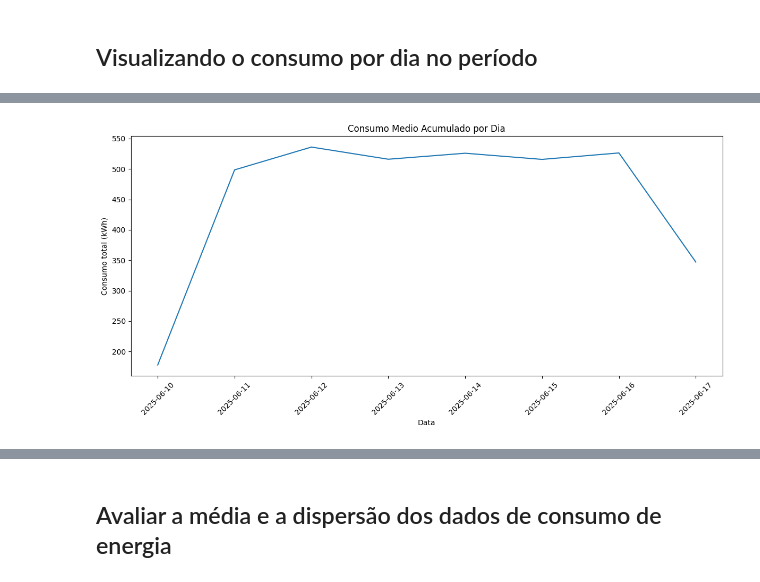
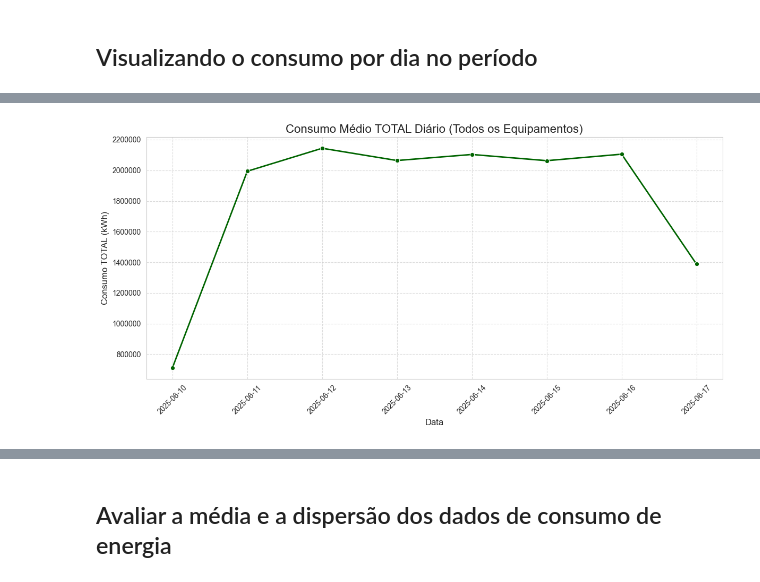
Before and after one commit to williamufpr/powermanager, a Jupyter notebook: powerTS.ipynb, the cells around one changed output, grey strips where cells are left out. Cells and saved outputs as stored; diff of their text form; code cells hidden in the pictures.

```diff
--- a/powerTS.ipynb
+++ b/powerTS.ipynb
@@ -64,20 +160,88 @@ potavg_idrac-FDQGPV3   929.71   983.04
 # %% [markdown]
 ## Visualizando o consumo por dia no período
 # %%
-energy_raw['data'] = energy_raw['Date and time'].dt.date
-energy_raw['consumo_total'] = energy_raw[potavg_cols].sum(axis=1) * 0.25 / 1000
+import matplotlib.pyplot as plt
+import seaborn as sns
+import pandas as pd
+import numpy as np
+# import matplotlib.ticker as mticker # Importe esta biblioteca!
 
-consumo_dia = energy_raw.groupby('data')['consumo_total'].sum()
 
-# Plotagem dos dados
+# --- Carregamento Direto do Dataset Long (energy_long_format.csv) ---
+# ATENÇÃO: Se ocorrer um 'FileNotFoundError', por favor,
+# cole o conteúdo do seu arquivo CSV COMPLETO (incluindo o cabeçalho) diretamente no chat para prosseguir.
+try:
+    energy_long = pd.read_csv('./data/energy_long_format.csv')
+    energy_long['timestamp'] = pd.to_datetime(energy_long['timestamp'])
+    print("Dataset 'energy_long' carregado com sucesso a partir do CSV.")
+except FileNotFoundError:
+    print("\nERRO: Arquivo 'energy_long_format.csv' não encontrado.")
+    print("Por favor, cole o conteúdo COMPLETO do seu arquivo CSV diretamente no chat para prosseguir.")
+    exit()
+except Exception as e:
+    print(f"\nOcorreu um erro ao carregar ou processar o arquivo: {e}")
+    exit()
 
-plt.figure(figsize=(12, 6))
-sns.lineplot(data=consumo_dia)
-plt.title("Consumo Medio Acumulado por Dia")
-plt.ylabel("Consumo total (kWh)")
-plt.xlabel("Data")
-plt.xticks(rotation=45)
+
+# --- Preparação dos dados para o gráfico de Consumo TOTAL Diário do Sistema ---
+
+# 1. Filtrar para usar apenas a métrica de consumo médio ('avg')
+# Usamos o 'avg' de cada medição de equipamento como base para o consumo total.
+energy_avg_filtered = energy_long[energy_long['metrica'] == 'avg'].copy()
+
+# 2. Calcular o consumo TOTAL do sistema para cada timestamp (somando todos os equipamentos)
+# Esta etapa agrega o consumo de todos os 76 equipamentos para cada intervalo de 15 minutos.
+consumo_total_por_timestamp = energy_avg_filtered.groupby('timestamp')['consumo_kwh'].sum().reset_index()
+
+# 3. Extrair a data (apenas o dia, sem a hora) do timestamp
+consumo_total_por_timestamp['data_do_dia'] = consumo_total_por_timestamp['timestamp'].dt.date
+
+# 4. Agrupar pela data do dia e calcular a SOMA do consumo TOTAL do sistema para cada dia.
+# Esta é a etapa crucial: somamos os totais de 15 minutos para obter o consumo total de cada dia inteiro.
+consumo_total_diario = consumo_total_por_timestamp.groupby('data_do_dia')['consumo_kwh'].sum().reset_index()
+
+# Opcional: Converter 'data_do_dia' para datetime para garantir o formato correto para plotagem
+consumo_total_diario['data_do_dia'] = pd.to_datetime(consumo_total_diario['data_do_dia'])
+
+
+# --- Geração do Gráfico com Fundo Transparente e Grid ---
+
+fig, ax = plt.subplots(figsize=(12, 6))
+
+# Definir o fundo da figura e dos eixos como totalmente transparente
+fig.patch.set_alpha(0.0)
+ax.patch.set_alpha(0.0)
+
+
+
+# Plotar a linha de Consumo TOTAL Diário
+sns.lineplot(x='data_do_dia', y='consumo_kwh', data=consumo_total_diario, marker='o', linewidth=2, color='darkgreen', ax=ax)
+
+# --- ADIÇÃO PARA REMOVER NOTAÇÃO CIENTÍFICA ---
+# --- NOVA ADIÇÃO PARA REMOVER NOTAÇÃO CIENTÍFICA ---
+# Força o estilo "plain" para os rótulos do eixo Y
+plt.ticklabel_format(style='plain', axis='y')
+# --- FIM DA NOVA ADIÇÃO ---
+
+# --- FIM DA ADIÇÃO ---
+# Configurações do título e rótulos para clareza na apresentação
+ax.set_title("Consumo Médio TOTAL Diário (Todos os Equipamentos)", fontsize=16)
+ax.set_ylabel("Consumo TOTAL (kWh)", fontsize=12) # Rótulo do eixo Y ajustado para "TOTAL"
+ax.set_xlabel("Data", fontsize=12)
+
+# Adicionar o grid para facilitar a leitura
+plt.grid(True, linestyle='--', alpha=0.7)
+
+# Rotacionar os rótulos do eixo X (datas) para melhor visualização se houver muitas datas
 plt.xticks(rotation=45)
 plt.tight_layout()
+
+# Salvar o gráfico com fundo transparente (formato PNG recomendado)
+plt.savefig('consumo_total_diario_transparente.png', transparent=True, bbox_inches='tight', dpi=300)
+
+# Opcional: Exibir o gráfico no seu ambiente de desenvolvimento
 plt.show()
+
+print("\nGráfico de 'Consumo TOTAL Diário do Sistema' gerado e salvo como 'consumo_total_diario_transparente.png'.")
+print("Este gráfico mostra a soma do consumo de todos os equipamentos para cada dia.")
 # %% [output]
@@ -84 +249 @@ plt.show()
-[figure, old version]
+[figure, new version]
```
Also changed, not shown: parts of 13 cells of this notebook, 36 other files.
